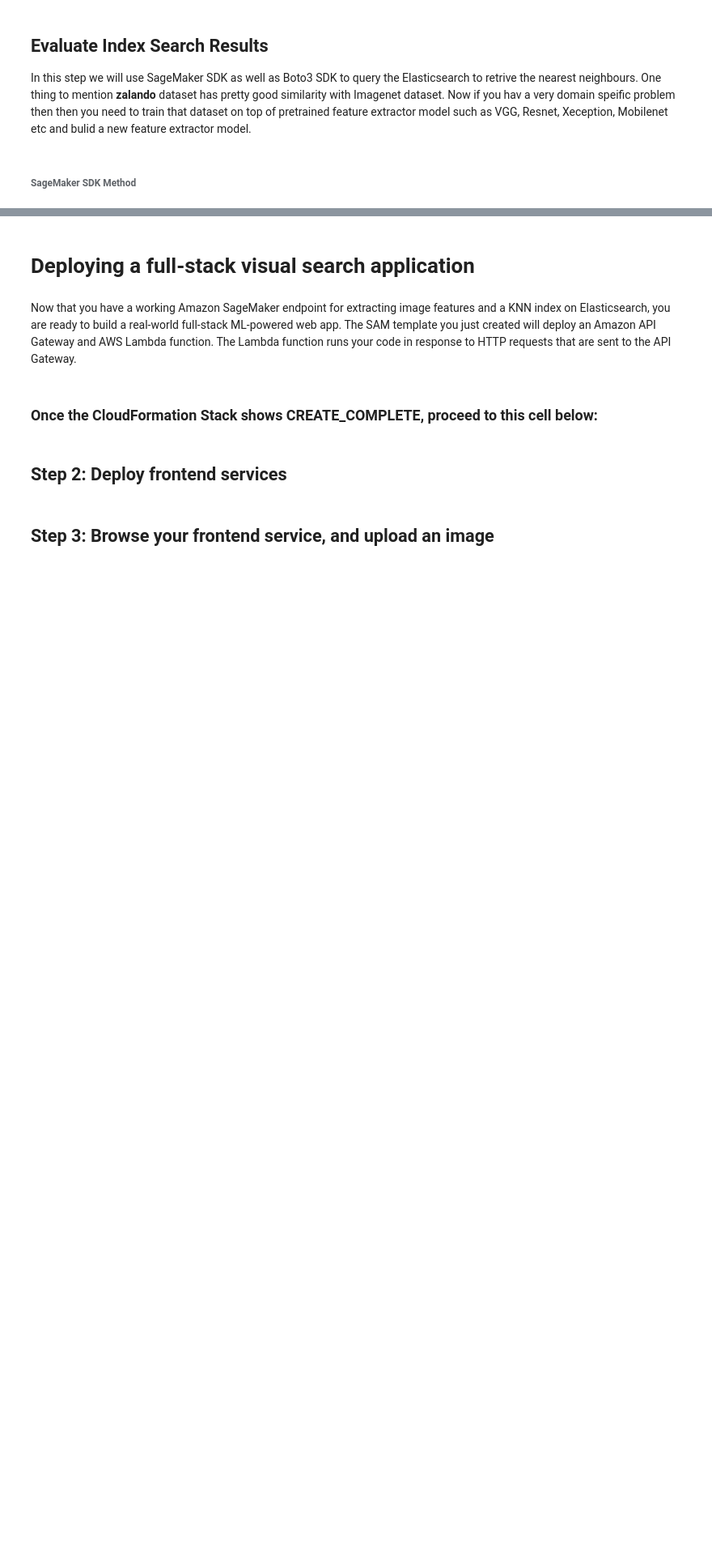
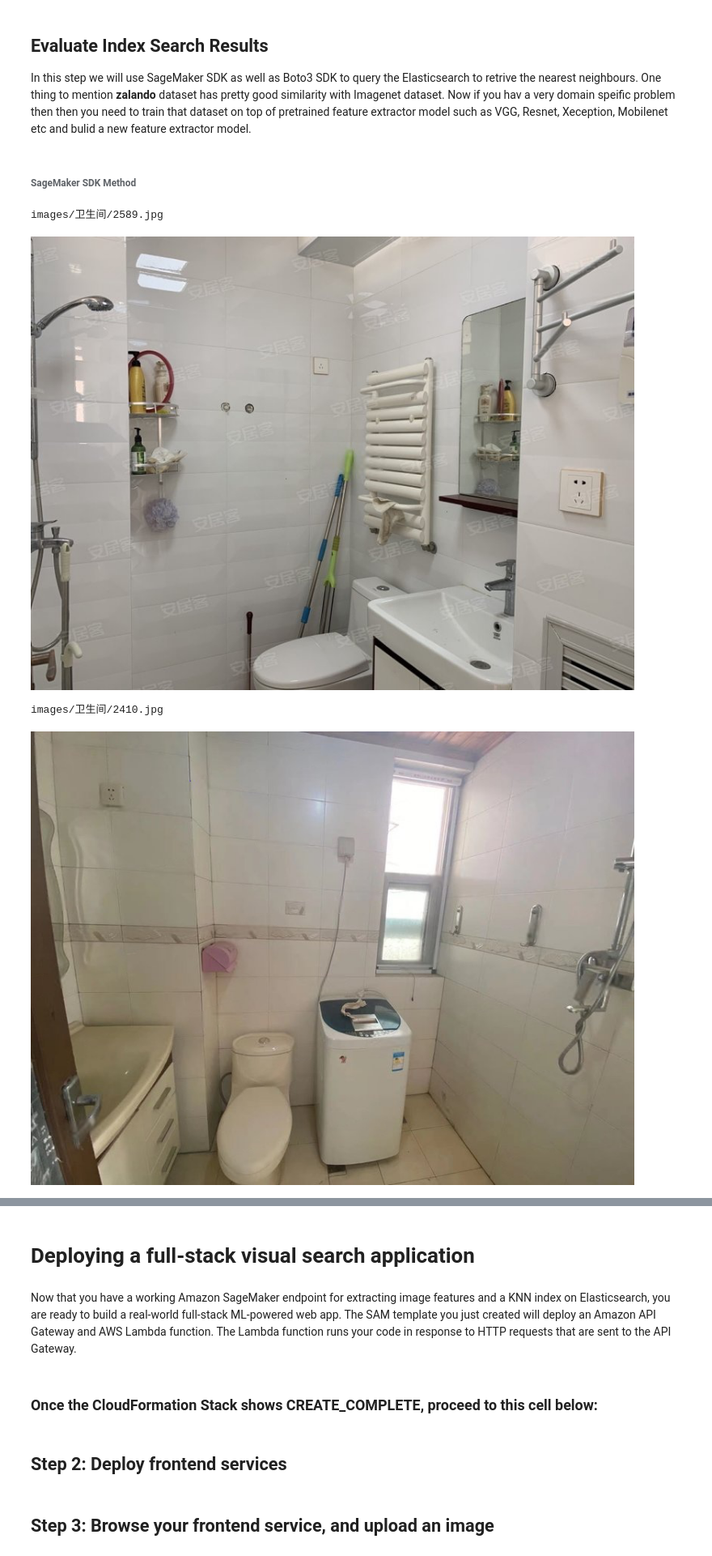
Before and after one commit to Chen188/amazon-sagemaker-visual-search, a Jupyter notebook: visual-image-search-gluoncv.ipynb, the cells around one changed output, grey strips where cells are left out. Shown at 81% size. Drawn from its saved outputs; the diff is of its cells as text; code cells hidden in the pictures; blank space fills up the shorter version.

Commit message:
visualize is ok

```diff
--- a/visual-image-search-gluoncv.ipynb
+++ b/visual-image-search-gluoncv.ipynb
@@ -119,8 +123,6 @@ Now we'll get a reference ResNet50 model which is trained on Imagenet dataset to
 !mkdir -p endpoint/model
 # %%
 finetune_net.save_parameters('endpoint/model/model-0000.params')
-# %%
-bucket = 'app-5i5j'
 # %% [markdown]
 ## SageMaker Model Hosting
 
@@ -321,12 +351,14 @@ import io
 # predictor.serializer   = None
 # features = predictor.predict(img_bytes)['predictions'][0]
 
-s3_uri = 's3://sagemaker-cn-northwest-1-343958593302/image-embedding/1.jpg'
-key = s3_uri.replace(f's3://sagemaker-cn-northwest-1-343958593302/', '')
-payload = json.dumps({'bucket' : 'sagemaker-cn-northwest-1-343958593302', 'image_uri' : key, 'content_type': "application/json"})  # s3.get_object(Bucket=bucket,Key=key)['Body'].read()
+# Boto3 approach
+tmp_bucket = 'sagemaker-cn-northwest-1-343958593302'
+s3_uri = f's3://{tmp_bucket}/image-embedding/1.jpg'
+key = s3_uri.replace(f's3://{tmp_bucket}/', '')
+payload = json.dumps({'bucket' : tmp_bucket, 'image_uri' : key, 'content_type': "application/json"})  # s3.get_object(Bucket=bucket,Key=key)['Body'].read()
 response = get_predictions(payload)
 response_body = json.loads((response['Body'].read()))
-feature_lst = response_body  # response_body['predictions'][0]
+features = response_body  # response_body['predictions'][0]
 # %%
 import json
 k = 5
@@ -337,5 +369,13 @@ res = es.search(request_timeout=30, index=idx_name,
 # %%
 for i in range(k):
     key = res['hits']['hits'][i]['_source']['image']
     key = key.replace(f's3://{bucket}/','')
+    if key.startswith('s3'):
+        key = 'images'+key.replace('s3://app-5i5j/data/test', '').replace('s3://app-5i5j/data/train', '').replace('s3://app-5i5j', '')
+    print(key)
     img = display_image(bucket,key)
+# %% [output]
+images/卫生间/2589.jpg
+[figure, added]
+images/卫生间/2410.jpg
+[figure, added]
```
Also changed, not shown: parts of 15 cells of this notebook.
